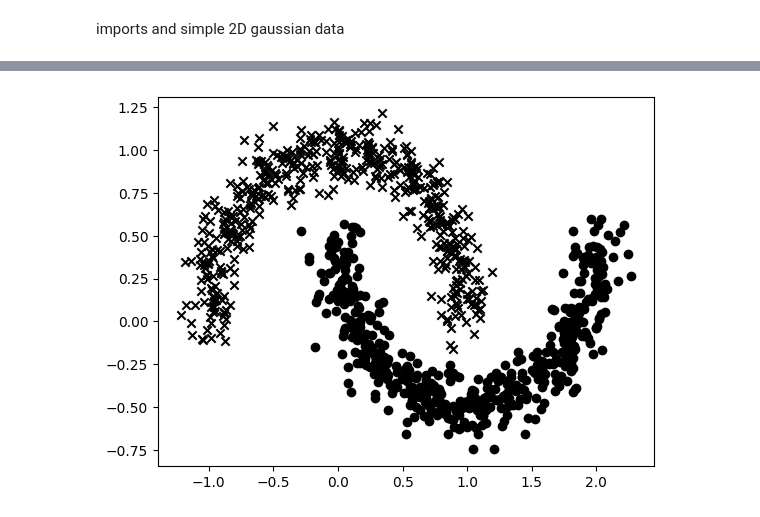
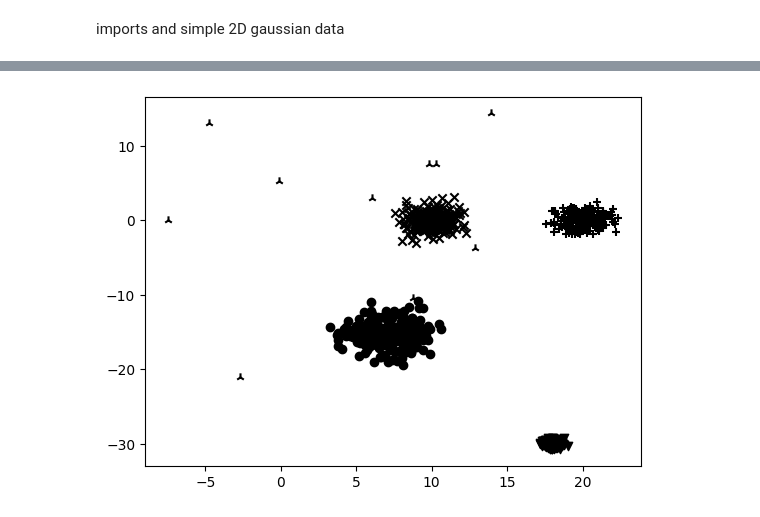
Before and after one commit to manueljmockus/XAI, a Jupyter notebook: tme9/tme9.ipynb, the cells around one changed output, grey strips where cells are left out. Cells and saved outputs as stored; diff of their text form; code cells hidden in the pictures.

```diff
--- a/tme9/tme9.ipynb
+++ b/tme9/tme9.ipynb
@@ -163,15 +45,0 @@ plt.show()
-# %%
-U = np.ones((XX.shape[0], NB_classes))
-Z = np.max(calc_U_proba(4, 2 , centers_p, XX, eta, U), axis = 1)
-Z = Z.reshape(X.shape)
-CS = plt.contourf(
-    X, Y, Z
-)
-for i in range(NB_classes):
-    plt.scatter(data[labels == i].T[0],data[labels == i].T[1], marker= markers[i], color = 'black')
-CB = plt.colorbar(CS, shrink=0.8, extend="both")
-plt.scatter(centers_p[:,0], centers_p[:,1], color = 'orange')
-plt.title("Probabilistic c-means")
-
-
-plt.show()
@@ -187,13 +45,0 @@ plt.scatter(gm.means_[:,0], gm.means_[:,1])
-# %%
-pred = gm.predict_proba(XX)
-Z = np.max(gm.predict_proba(XX), axis = 1)
-Z = Z.reshape(X.shape)
-CS = plt.contourf(
-    X, Y, Z
-)
-for i in range(NB_classes):
-    plt.scatter(data[labels == i].T[0],data[labels == i].T[1], marker= markers[i], color = 'black')
-CB = plt.colorbar(CS, shrink=0.8, extend="both")
-plt.title("GMM")
-
-plt.show()
@@ -204,11 +73,19 @@ plt.show()
 # %%
-NB_classes = 2
-markers = ['x', 'o', '+', "v", "*"]
-data, labels = datasets.make_moons(n_samples=1000, shuffle=True, random_state=42, noise = 0.1)
+NB_classes = 4
+markers = ['x', 'o', '+', "v", "*", '.', '1', '2', '3', '4']
+centers = [[10, 0], [7, -15], [20, 0], [18, -30]]
+
+data1, labels1 = datasets.make_blobs(n_samples=1000, centers = centers, random_state = 45, shuffle=True, cluster_std = [1, 1.5, .9, 0.3])
+data2, labels2 = datasets.make_blobs(n_samples=10, centers = [[10,5]], random_state = 45, shuffle=True, cluster_std = 10)
+
+
+data = np.concatenate((data1, data2), axis = 0)
+labels = np.concatenate((labels1, np.array([7,7,7,7,7,7,7,7,7,7])), axis = 0)
+
 
 dic = {'x':data[:,0], 'y' : data[:,1], 'target': labels}
 df = pd.DataFrame(data = dic)
-for i in range(NB_classes):
+for i in range(8):
     plt.scatter(data[labels == i].T[0],data[labels == i].T[1], marker= markers[i], color = 'black')
 # %% [output]
-[figure, old version]
+[figure, new version]
```
Also changed, not shown: parts of 32 cells of this notebook.
